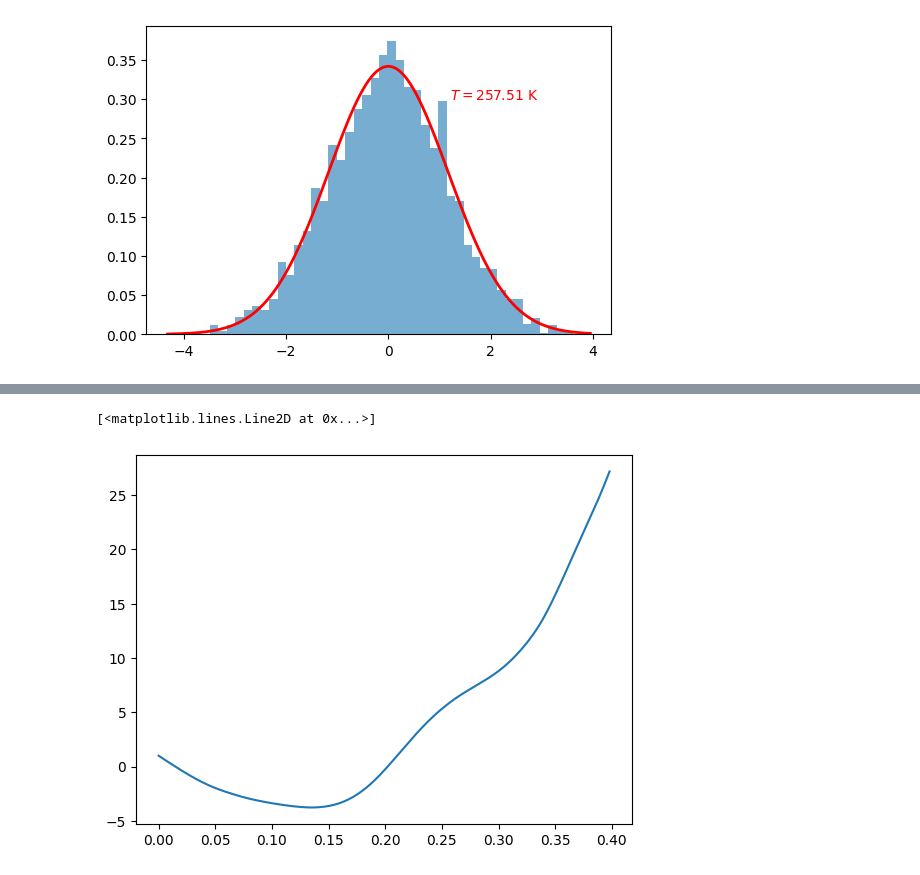
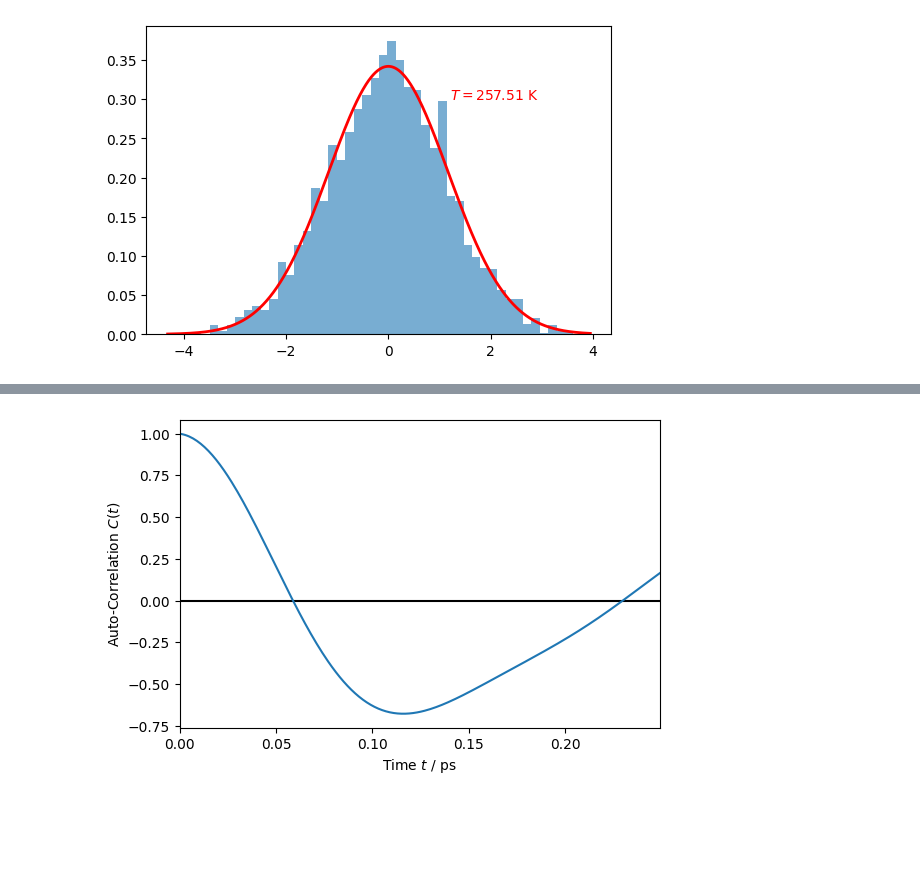
Before and after one commit to JanBulling/CompPhys-Final-Project, a Jupyter notebook: Molecular Dynamics/molecular_dynamics.ipynb, the cells around one changed output, grey strips where cells are left out. Drawn from its saved outputs; the diff is of its cells as text; code cells hidden in the pictures; blank space fills up the shorter version.

```diff
--- a/Molecular Dynamics/molecular_dynamics.ipynb
+++ b/Molecular Dynamics/molecular_dynamics.ipynb
@@ -351,7 +382,7 @@ p &\rightarrow e^{-\gamma \mathrm{d}t/2} p + \sqrt{m k_B T}\sqrt{1-e^{-\gamma \m
 \end{align}
 where $\xi$ are small random forces and $\gamma$ are damping coefficients
 # %%
-def run_md_simulation(lattice, velocities, neighbors_map, gamma=0, T=300, dt=0.001, steps=1000, Nx=9, Ny=5, Nz=5, plot=False):
+def run_md_simulation(lattice, velocities, neighbors_map, gamma=0, T=300, dt=0.001, steps=1000, a=σ, Nx=9, Ny=5, Nz=5, plot=False):
   """
   Run a molecular dynamics simulation with the Velocity Verlet algorithm.
 
@@ -362,6 +393,7 @@ def run_md_simulation(lattice, velocities, neighbors_map, gamma=0, T=300, dt=0.0
     - gamma: damping constant (1/ps)
     - dt: Time step (ps)
     - steps: Number of simulation steps
+    - a: lattice parameter (default σ)
     - Nx, Ny, Nz: Supercell dimensions
 
   Returns:
@@ -370,6 +402,7 @@ def run_md_simulation(lattice, velocities, neighbors_map, gamma=0, T=300, dt=0.0
     - energies: Dictionary with energy components over time
   """
   num_particles = len(lattice)
+  [ax, ay, az] = a * lattice_parameters
   box_size = np.array([Nx * ax, Ny * ay, Nz * az])
 
   trajectory = np.zeros((steps, num_particles, 3))
@@ -389,7 +422,7 @@ def run_md_simulation(lattice, velocities, neighbors_map, gamma=0, T=300, dt=0.0
 
   # Set initial energy
   E_kin = kinetic_energy(velocities)
-  E_pot = V(positions, neighbors_map)
+  E_pot = V(positions, neighbors_map, a=a, Nx=Nx, Ny=Ny, Nz=Nz)
   energies['kinetic'][0] = E_kin
   energies['potential'][0] = E_pot
   energies['total'][0] = E_kin + E_pot
@@ -398,7 +431,7 @@ def run_md_simulation(lattice, velocities, neighbors_map, gamma=0, T=300, dt=0.0
   print(f"Beginning Simulation, T = {energies['temperature'][0]:.1f} K, E_total = {energies['total'][0]:.4f} eV")
 
   # Calculate initial forces
-  forces = F(positions, neighbors_map, Nx, Ny, Nz)
+  forces = F(positions, neighbors_map, a=a, Nx=Nx, Ny=Ny, Nz=Nz)
 
   N, dim = np.shape(initial_velocities)
 
@@ -415,7 +448,7 @@ def run_md_simulation(lattice, velocities, neighbors_map, gamma=0, T=300, dt=0.0
     # Apply periodic boundary conditions to keep particles within the box
     positions = positions % box_size
 
-    forces = F(positions, neighbors_map, Nx, Ny, Nz)
+    forces = F(positions, neighbors_map, a=a, Nx=Nx, Ny=Ny, Nz=Nz)
     velocities += forces / (mass * u_to_eV) * dt/2
 
     velocities = np.exp(-gamma * dt/2)*velocities + np.sqrt(k_B * T / (mass * u_to_eV)) * np.sqrt(1 - np.exp(-gamma * dt)) * xi[1]
@@ -426,7 +459,7 @@ def run_md_simulation(lattice, velocities, neighbors_map, gamma=0, T=300, dt=0.0
 
     # Calculate energies
     E_kin = kinetic_energy(velocities)
-    E_pot = V(positions, neighbors_map, Nx, Ny, Nz)
+    E_pot = V(positions, neighbors_map, a=a, Nx=Nx, Ny=Ny, Nz=Nz)
 
     energies['kinetic'][step] = E_kin
     energies['potential'][step] = E_pot
@@ -451,5 +484,5 @@ def run_md_simulation(lattice, velocities, neighbors_map, gamma=0, T=300, dt=0.0
   return trajectory, velocities_history, energies
 # %%
 trajectories, velocities_history, energies = run_md_simulation(lattice, initial_velocities, neighbors_map=nearest_neighbors,
-                                                               steps=1000, dt=0.001, gamma=1, plot=True)
+                                                               steps=50, dt=0.001, a=σ, gamma=1)
 # %% [output]
@@ -592,7 +594,0 @@ def compute_autocorrelation(trajectories, dt):
-# %%
-times, ct = compute_autocorrelation(trajectories, dt=0.001)
-# %%
-plt.plot(times, ct)
-# %% [output]
-[<matplotlib.lines.Line2D at 0x...>]
-[figure, removed]
@@ -598,0 +629,17 @@ plt.plot(times, ct)
+# %%
+t, Ct = position_auto_correlation(trajectories)
+# %%
+plt.figure(figsize=(6.2, 4))
+
+plt.hlines(0, 0, 10, color="black")
+
+plt.plot(t, Ct)
+
+plt.xlabel(r"Time $t$ / $\mathrm{ps}$")
+plt.ylabel(r"Auto-Correlation $C(t)$")
+
+plt.xlim(0, t[-1])
+
+plt.show()
+# %% [output]
+[figure, added]
```
Also changed, not shown: parts of 35 cells of this notebook, 2 other files.
